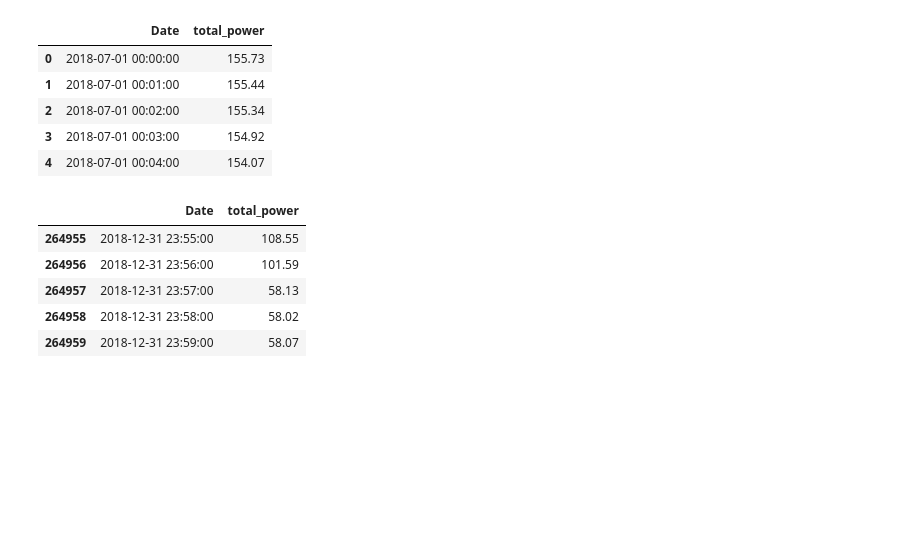
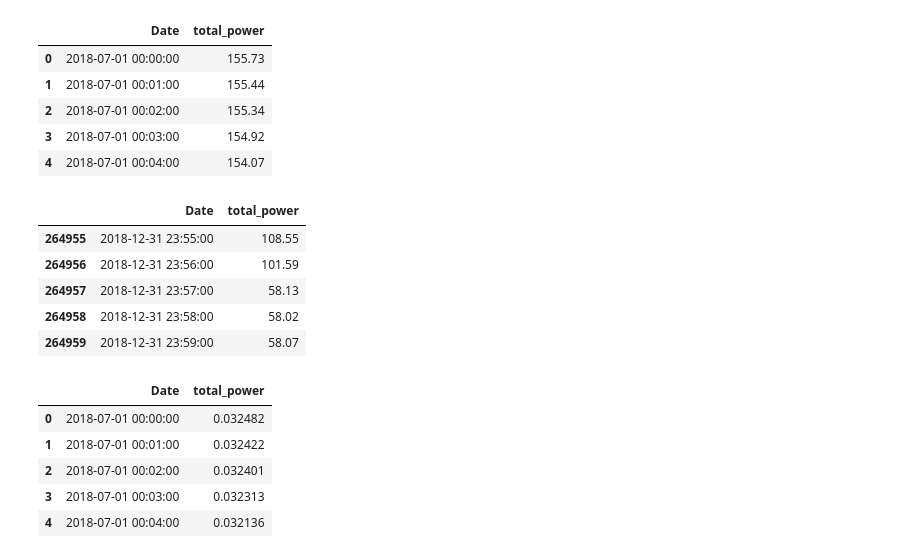
Before and after one commit to Siddharth-Singh-2004/CU-BEMS_Floor1_2018, a Jupyter notebook: CU_BEMS_Floor1.ipynb, the cells around one changed output. Saved outputs shown, nothing was run; the diff lists cells and outputs as text; code cells hidden in the pictures; blank space fills up the shorter version.

```diff
--- a/CU_BEMS_Floor1.ipynb
+++ b/CU_BEMS_Floor1.ipynb
@@ -71,0 +76,14 @@ df.tail()
+# %%
+# Normalizing
+data_max = df['total_power'].max()
+data_min = df['total_power'].min()
+df['total_power'] = (df['total_power'] - data_min) / (data_max - data_min)
+# %%
+df.head()
+# %% [output]
+|  | Date | total_power |
+| 0 | 2018-07-01 00:00:00 | 0.032482 |
+| 1 | 2018-07-01 00:01:00 | 0.032422 |
+| 2 | 2018-07-01 00:02:00 | 0.032401 |
+| 3 | 2018-07-01 00:03:00 | 0.032313 |
+| 4 | 2018-07-01 00:04:00 | 0.032136 |
```
Also changed, not shown: parts of 14 cells of this notebook.
